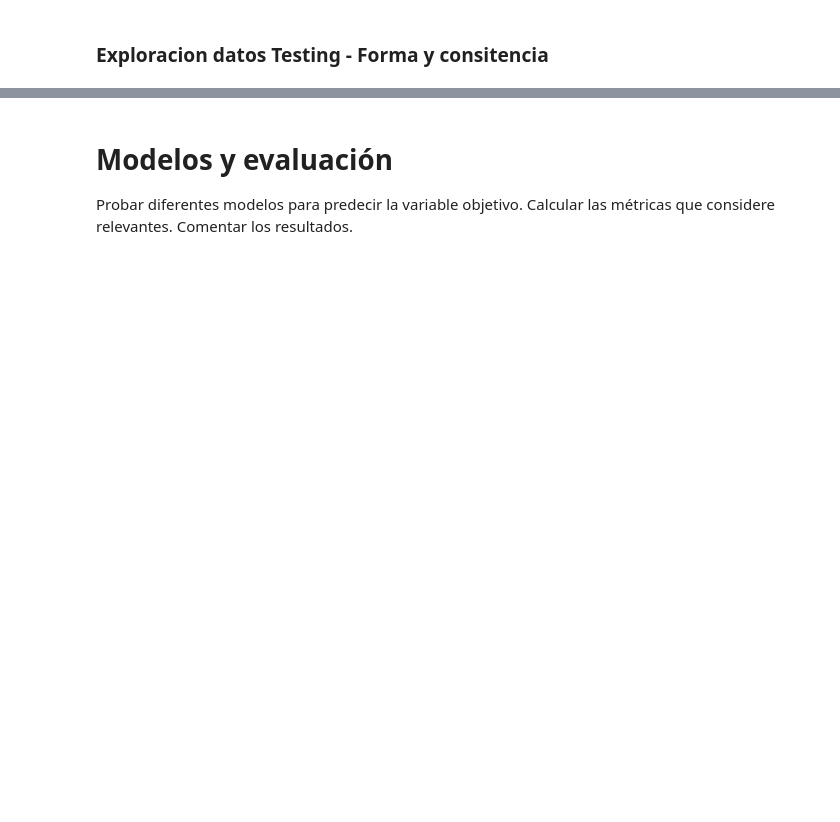
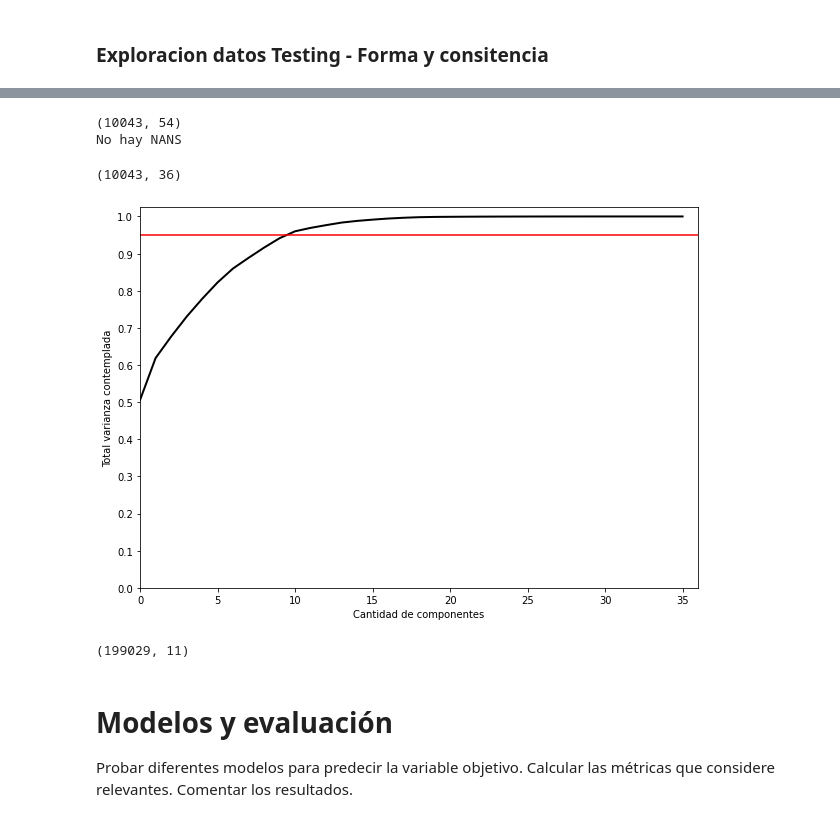
Before and after one commit to esgoty/Entregables-SPAZ-CEIA, a Jupyter notebook: INTRO-IA/TP 2/Plantilla_Trabajo_Practico_2.ipynb, the cells around one changed output, grey strips where cells are left out. Cells and saved outputs as stored; diff of their text form; code cells hidden in the pictures; blank space fills up the shorter version.

```diff
--- a/INTRO-IA/TP 2/Plantilla_Trabajo_Practico_2.ipynb
+++ b/INTRO-IA/TP 2/Plantilla_Trabajo_Practico_2.ipynb
@@ -53,3 +22,15 @@ from sklearn import preprocessing
+# %%
+import pandas as pd
+from sklearn import preprocessing
+from sklearn import metrics
+from sklearn.decomposition import PCA
+import numpy as np
+
+
+%matplotlib inline
+from matplotlib import pyplot as plt
+plt.rcParams['figure.figsize'] = (12, 9)
+plt.rcParams['font.family'] = 'DejaVu Sans'
 # %% [markdown]
 # Cargar datos
 Cargar los datos de entrenamiento.
@@ -152,0 +99,3 @@ Entonces estandarizo y hago PCA
+# %%
+X_var5= X_var5.drop(columns=['TARGET VALUE IN NEXT H HOURS'])
+X_var5.shape
@@ -152,0 +104,5 @@ Entonces estandarizo y hago PCA
+# %%
+# en primera instancia estandarizo
+scaler_train = preprocessing.StandardScaler().fit(X_var5)
+X_var5_std= scaler_train.transform(X_var5)
+X_var5_std.shape  #me lo paso a un Numpy array
@@ -171,3 +113,51 @@ False False False False False False False False False False False
+# %%
+print(Y_test_set.shape)
+
+if Y_test_set.isnull().values.any() == 0:
+    print("No hay NANS")
+else:
+    print("si hay NANS")
+
+# Veo un head
+Y_test_set.head(2)
+
+Y_test_set= Y_test_set.drop(columns=['PUBlished Weekdays (bin)','BDT weekday (bin)',' H after BDT for target','BASE TIME','Page Category '])
+Y_test_set.shape
+
+
+Y_test_set_target = Y_test_set[['TARGET VALUE IN NEXT H HOURS']].copy()
+Y_test_set_target.shape
+Y_test_set_target.head(5)
+
+Y_test_set= Y_test_set.drop(columns=['TARGET VALUE IN NEXT H HOURS'])
+Y_test_set.shape
+# %% [output]
+(10043, 54)
+No hay NANS
+(10043, 36)
+# %%
+# Elimino componentes de poca varianza en set de train .
+
+pca = PCA(n_components=0.95, random_state=8).fit(X_var5_std)
+
+plt.figure(figsize=(10,7))
+plt.plot(np.cumsum(pca_2.explained_variance_ratio_), color='k', lw=2)
+plt.xlabel('Cantidad de componentes')
+plt.ylabel('Total varianza contemplada')
+plt.xlim(0, 36)
+plt.yticks(np.arange(0, 1.1, 0.1))
+plt.axvline(63, c='b')
+plt.axhline(0.95, c='r')
+plt.show();
+
+X_var5_pca = pca.transform(X_var5_std)
+X_var5_pca.shape
+
+# Me quede con 11 componentes no mas que explican el 95 porciento de la variance
+#Sobre esas voy a entrenar el modelo.
+# %% [output]
+[figure, added]
+(199029, 11)
 # %% [markdown]
 # Modelos y evaluación
 Probar diferentes modelos para predecir la variable objetivo. Calcular las métricas que considere relevantes. Comentar los resultados.
```
Also changed, not shown: parts of 19 cells of this notebook.
